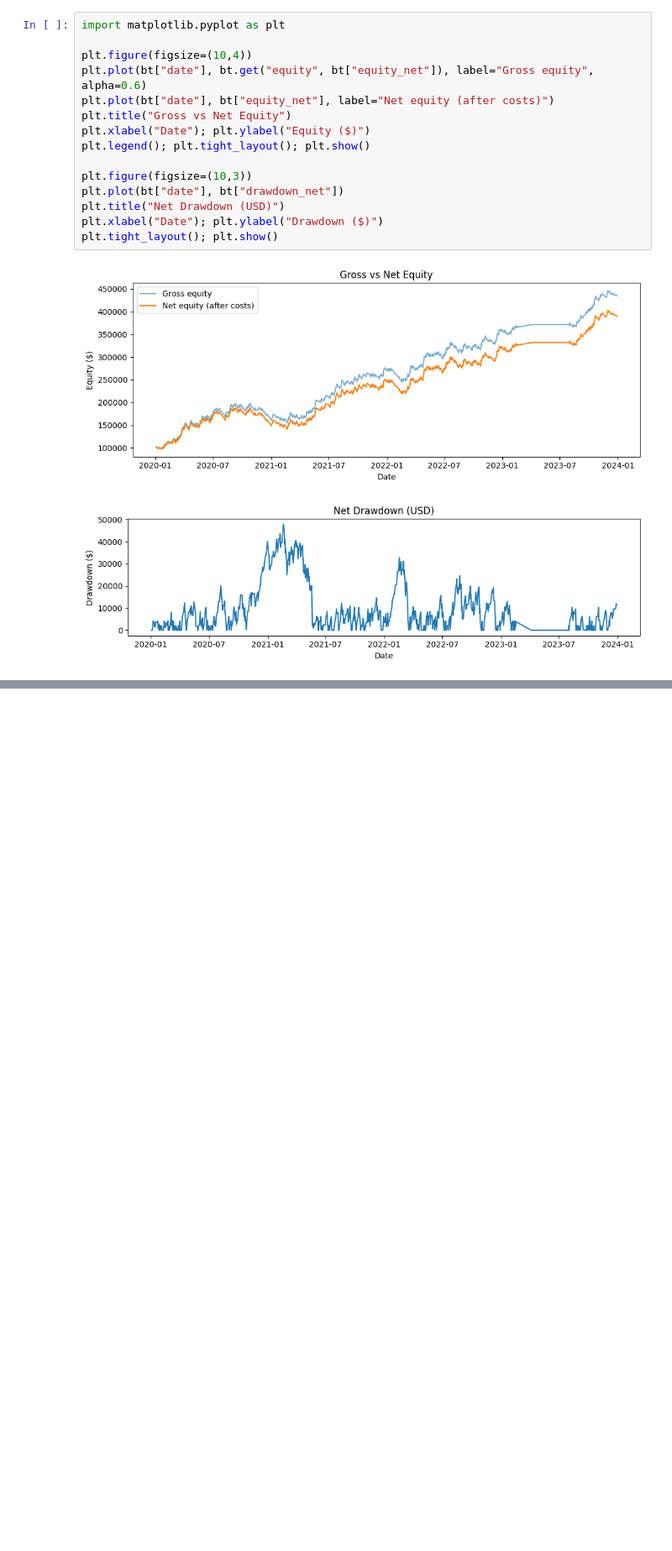
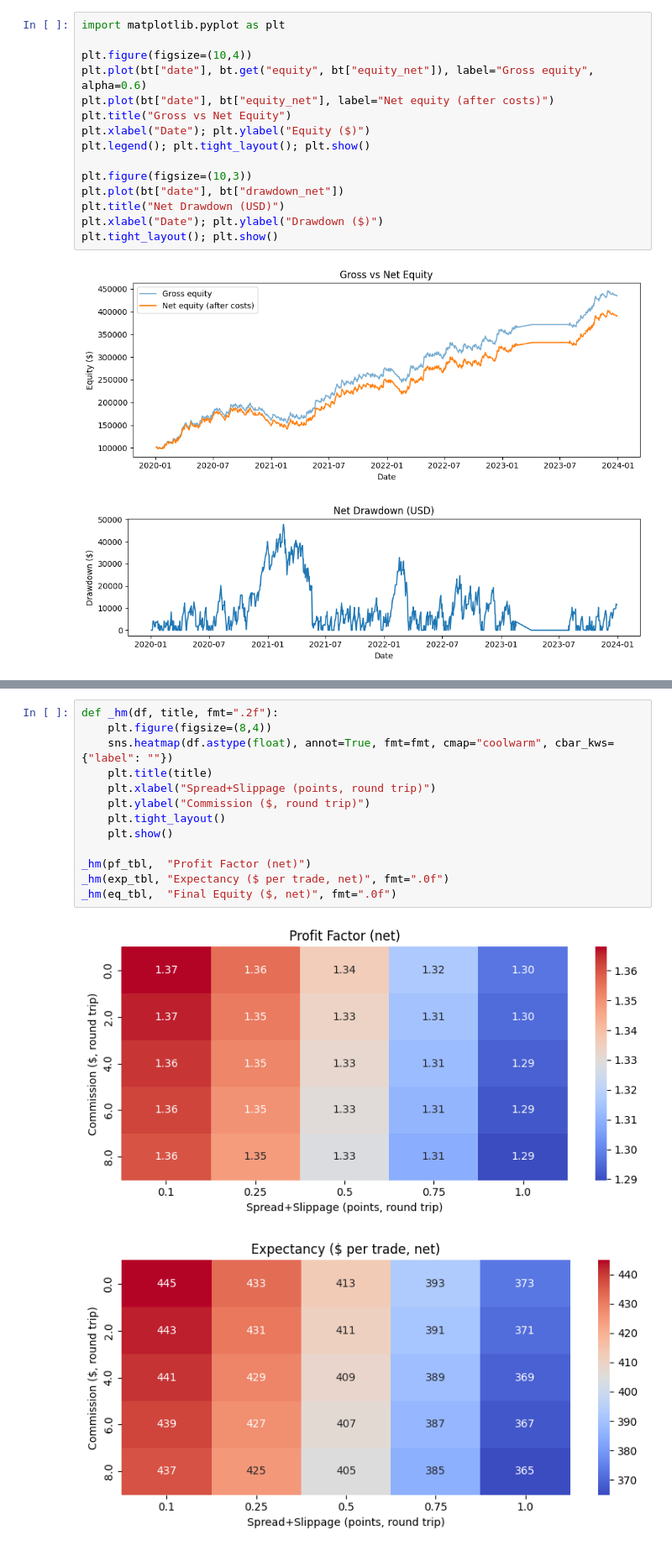
Before and after one commit to Mbaka11/OpeningRange, a Jupyter notebook: notebooks/03_baseline_backtest.ipynb, the cells around one changed output, grey strips where cells are left out. Shown at 84% size. Saved outputs shown, nothing was run; the diff lists cells and outputs as text; blank space fills up the shorter version.

```diff
--- a/notebooks/03_baseline_backtest.ipynb
+++ b/notebooks/03_baseline_backtest.ipynb
@@ -1228,0 +1316,16 @@ plt.tight_layout(); plt.show()
+# %%
+def _hm(df, title, fmt=".2f"):
+    plt.figure(figsize=(8,4))
+    sns.heatmap(df.astype(float), annot=True, fmt=fmt, cmap="coolwarm", cbar_kws={"label": ""})
+    plt.title(title)
+    plt.xlabel("Spread+Slippage (points, round trip)")
+    plt.ylabel("Commission ($, round trip)")
+    plt.tight_layout()
+    plt.show()
+
+_hm(pf_tbl,  "Profit Factor (net)")
+_hm(exp_tbl, "Expectancy ($ per trade, net)", fmt=".0f")
+_hm(eq_tbl,  "Final Equity ($, net)", fmt=".0f")
+# %% [output]
+[figure, added]
+[figure, added]
```
Also changed, not shown: parts of 6 cells of this notebook.
